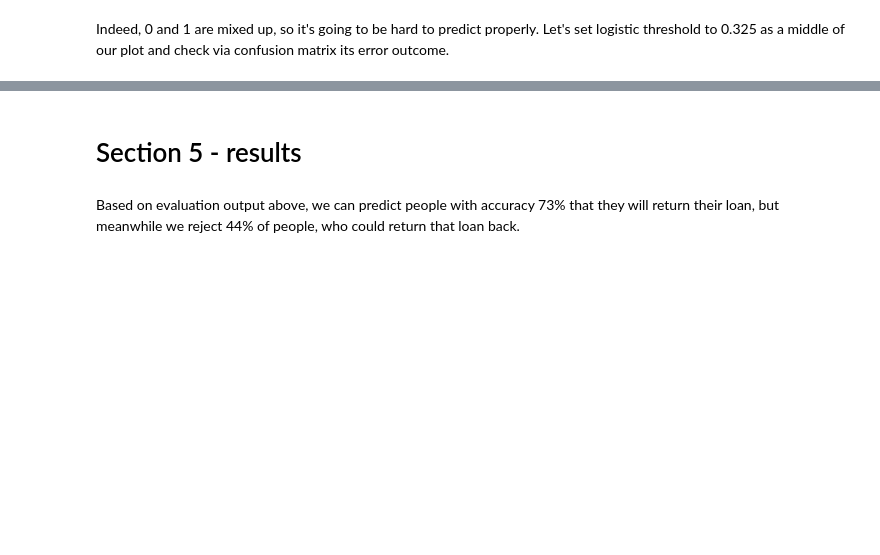
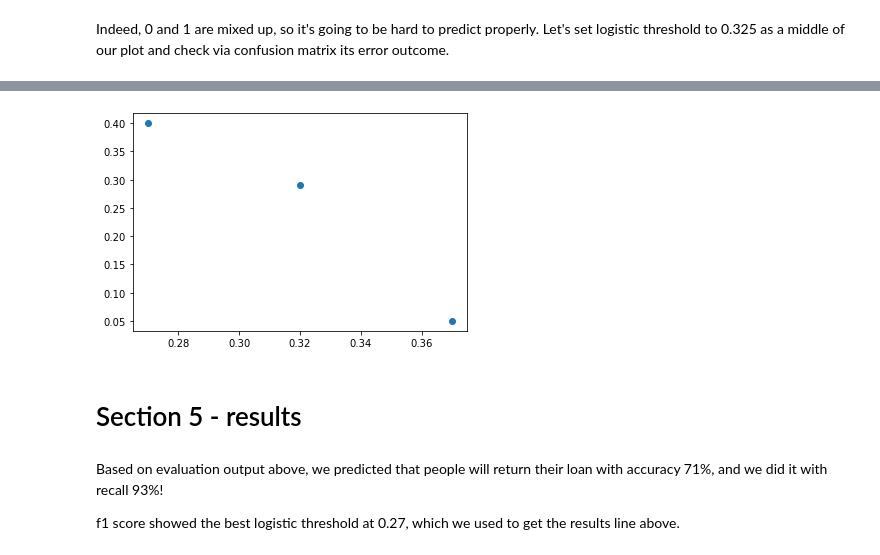
Before and after one commit to kotsky/ai-dev, a Jupyter notebook: logistic_regression_workflow.ipynb, the cells around one changed output, grey strips where cells are left out. Saved outputs shown, nothing was run; the diff lists cells and outputs as text; code cells hidden in the pictures; blank space fills up the shorter version.

```diff
--- a/logistic_regression_workflow.ipynb
+++ b/logistic_regression_workflow.ipynb
@@ -164,7 +178,7 @@ plt.show()
 # %% [markdown]
 Indeed, 0 and 1 are mixed up, so it's going to be hard to predict properly. Let's set logistic threshold to 0.325 as a middle of our plot and check via confusion matrix its error outcome.
 # %%
-model_1.logistic_threshold = 0.325
+model_1.logistic_threshold = 0.27
 matrix, precision, recall = model_1.evaluation(testing_data, metric="confusion_matrix")
 # %%
 print("Confusion matrix {}".format(matrix))
@@ -175,4 +189,28 @@ Precision is 0.7333333333333333 and recall is 0.4444444444444444
+# %%
+def f1_score(precision, recall):
+    return round((precision * recall / (precision + recall)), 2)
+
+start = 0.27
+step = 0.05
+end = 0.38
+
+axis_x = []
+axis_y = []
+
+while end > start:
+    model_1.logistic_threshold = start
+    matrix, precision, recall = model_1.evaluation(testing_data, metric="confusion_matrix")
+    axis_x.append(start)
+    start += step
+    axis_y.append(f1_score(precision, recall))
+
+plt.scatter(axis_x, axis_y)
+plt.show()
+# %% [output]
+[figure, added]
 # %% [markdown]
 # Section 5<a id='id_5'></a> - results
 # %% [markdown]
-Based on evaluation output above, we can predict people with accuracy 73% that they will return their loan, but meanwhile we reject 44% of people, who could return that loan back.
+Based on evaluation output above, we predicted that people will return their loan with accuracy 71%, and we did it with recall 93%!
+
+f1 score showed the best logistic threshold at 0.27, which we used to get the results line above.
```
Also changed, not shown: parts of 14 cells of this notebook, 3 other files.
